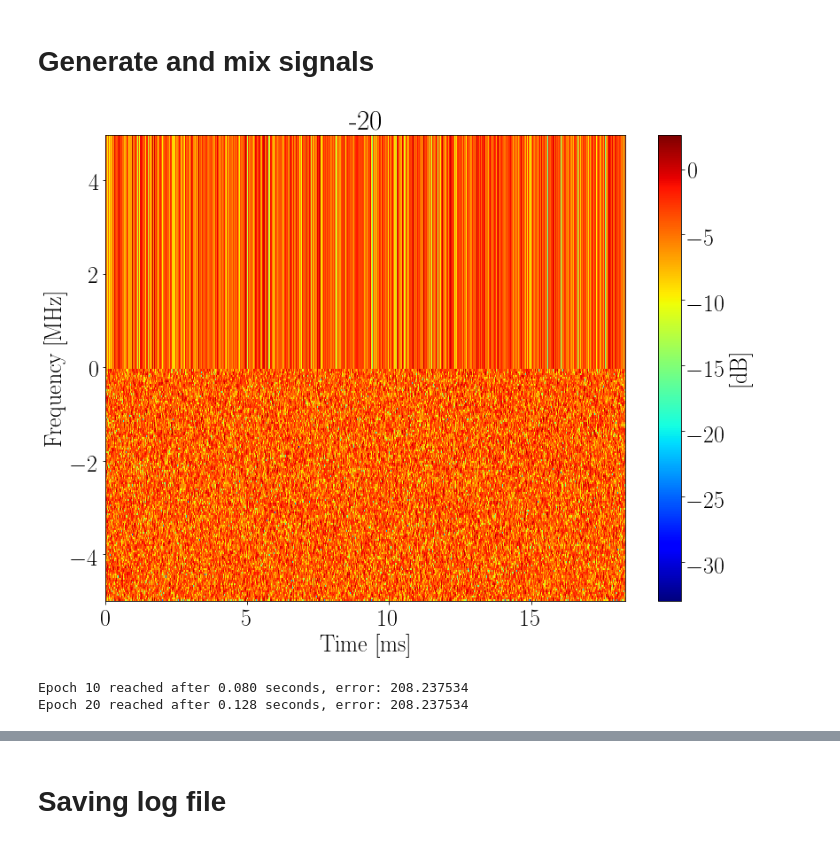
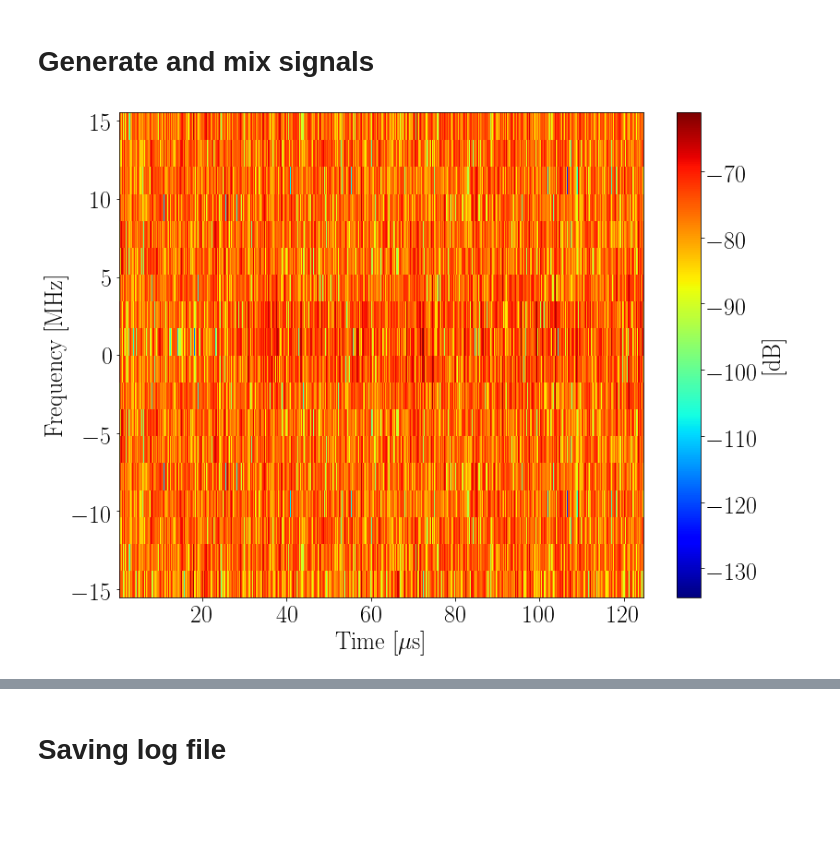
Before and after one commit to fbs2112/PhD_codes, a Jupyter notebook: NMF_codes/NMF_blind_source_separation_PSK-JNR-loop.ipynb, the cells around one changed output, grey strips where cells are left out. Drawn from its saved outputs; the diff is of its cells as text; code cells hidden in the pictures; blank space fills up the shorter version.

Commit message:
Codes updatedvusing window

```diff
--- a/NMF_codes/NMF_blind_source_separation_PSK-JNR-loop.ipynb
+++ b/NMF_codes/NMF_blind_source_separation_PSK-JNR-loop.ipynb
@@ -67,6 +41,3 @@ def butter_lowpass_filter(data, cutoff, fs, order=5):
-# %%
-def db2pow(y):
-    return 10.**(y/10.)
 # %%
 def plotSpectrogram(f, t, Sxx, vmin=None, vmax=None, save_fig=False, fig_path=None, figName=None):
     specdB = 10*np.log10(np.abs(Sxx))
@@ -105,66 +76,91 @@ def pskmod(y, order=4, init_phase=0):
     [mod_vector.append(proof[i]) for i in y]
     mod_vector = np.asarray(mod_vector)*np.exp(1j*init_phase)
     return mod_vector
-# %%
-def pow_eval(y):
-    return (np.linalg.norm(y)**2)/len(y)
+# %%
+def mean_window(y, window_length, hop_size=1):
+    aux = (y.shape[0] - window_length)//hop_size
+    if aux is not int(aux):
+         raise ValueError('Window size and hop size are incompatible')
+
+    number_of_windows = aux + 1
+    window = []
+    for i in range(number_of_windows):
+        window.append(np.mean(y[i:i+window_length:hop_size]))
+    return np.asarray(window)
 # %% [markdown]
 # Generate and mix signals
 # %%
-JNRVector = [-20, -10, 0, 10, 20]
+JNRVector = [-10, 0, 10, 20]
 JNR = []
 [JNR.append(db2pow(i)) for i in JNRVector]
+
+secondsOfData = 100e-6
+numberOfSamples = int(secondsOfData*fs)
+totalSamples = 4096
 
 cutoff = 2e6
 
 signal1 = pskmod(np.random.randint(0, high=4, size=numberOfSamples))
 signal1 = butter_lowpass_filter(signal1, cutoff, fs, order=6)
 pow1 = pow_eval(signal1)
-signal1 = np.concatenate((np.zeros(np.round(signal1.shape[0]/1.2).astype(int)), signal1))
+signal1 = np.concatenate((np.zeros(totalSamples - signal1.shape[0]), signal1))
 noise = np.random.randn(len(signal1))
 powNoise = pow_eval(noise)
-
+window_length = int(3e-6*fs)
 
 for j, i in enumerate(JNR):
     powAux = pow1/i
     noise2 = noise*np.sqrt(powAux/powNoise)
     data = signal1+noise2
 
-    f, t, Zxx = stft(data, fs=fs, nperseg=nperseg, nfft=nfft, boundary=None)
-    inputNMF = np.abs(Zxx)
-    inputNMF = np.where(inputNMF==0, 1e-12, inputNMF)
-
-
-    specdB = 10*np.log10(inputNMF)
     cmap = plt.get_cmap('jet')
-    vmin = np.min(specdB)
-    vmax = np.max(specdB)
+    Pxx, freqs, bins, _ = plt.specgram(data, Fs=fs, NFFT=nfft, noverlap=nfft-1, cmap=cmap,
+                                          detrend='none', sides='twosided')
+    plt.close()
     fig = plt.figure()
     ax = fig.add_subplot(111)
-    v = ax.pcolormesh(t*1e3, f/1e6, specdB, vmin=vmin, vmax=vmax, cmap=cmap)
+    inputNMF = np.abs(Pxx)
+    inputNMF = np.where(inputNMF==0, 1e-12, inputNMF)
+    specdB = 10*np.log10(inputNMF)
+
+    if j == 0:
+        vmin = np.min(specdB)
+        vmax = np.max(specdB)
+
+    v = ax.pcolormesh(bins*1e6, freqs/1e6, specdB, cmap=cmap, vmin=vmin, vmax=vmax)
     ax.set_ylabel('Frequency [MHz]')
-    ax.set_xlabel('Time [ms]')
+    ax.set_xlabel('Time [$\mu$s]')
     fig.colorbar(v).ax.set_ylabel('[dB]')
     plt.tight_layout()
-    saveFig(fig, figPath, ''.join(['spec_input_', exp_name]), save_fig=save_fig)
-    plt.title(str(JNRVector[j]))
+    saveFig(fig, figPath, ''.join(['spec_input', exp_name, 'JNR_', str(JNRVector[j])]), save_fig=save_fig)
     plt.show()
 
-    model = NMF(init='nndsvda', max_iter=10000, verbose=2, random_state=1, tol=1e-16,
+    model = NMF(init='nndsvda', max_iter=10000, verbose=0, random_state=1, tol=1e-16,
                   beta_loss=beta_loss, n_components=1, solver='mu')
     W = model.fit_transform(inputNMF)
     H = model.components_
 
-    for i in range(H.shape[0]):
+    for l in range(H.shape[0]):
+        HNorm = H[l,:]/np.max(H[l,:])
+        H2 = mean_window(HNorm, window_length)
         fig = plt.figure()
         ax = fig.add_subplot(111)
-        ax.plot(t*1e3, H[i,:]/np.max(H[i,:]))
-        ax.set_xlabel('Time [ms]')
+        ax.plot(bins*1e6, HNorm)
+        ax.set_xlabel('Time [$\mu$s]')
         ax.set_ylabel('Normalized Magnitude')
         fig.tight_layout()
-        saveFig(fig, figPath, ''.join(['act_', exp_name, beta_loss, str(i)]), save_fig=save_fig)
+        saveFig(fig, figPath, ''.join(['act', exp_name, 'JNR_', str(JNRVector[j])]), save_fig=save_fig)
         plt.show()
+
+        fig = plt.figure()
+        ax = fig.add_subplot(111)
+        taux = np.linspace(0, H2.shape[0]/fs, H2.shape[0])*1e6
+        ax.plot(taux, H2/np.max(H2))
+        ax.set_xlabel('Time [$\mu$s]')
+        ax.set_ylabel('Normalized Magnitude')
+        fig.tight_layout()
+        saveFig(fig, figPath, ''.join(['act', exp_name, 'JNR_', str(JNRVector[j]),
+                                       '_window']), save_fig=save_fig)
+        plt.show()
 # %% [output]
-[figure, old version]
+[figure, new version]
-Epoch 10 reached after 0.080 seconds, error: 208.237534
-Epoch 20 reached after 0.128 seconds, error: 208.237534
```
Also changed, not shown: parts of 4 cells of this notebook, 6 other files.
